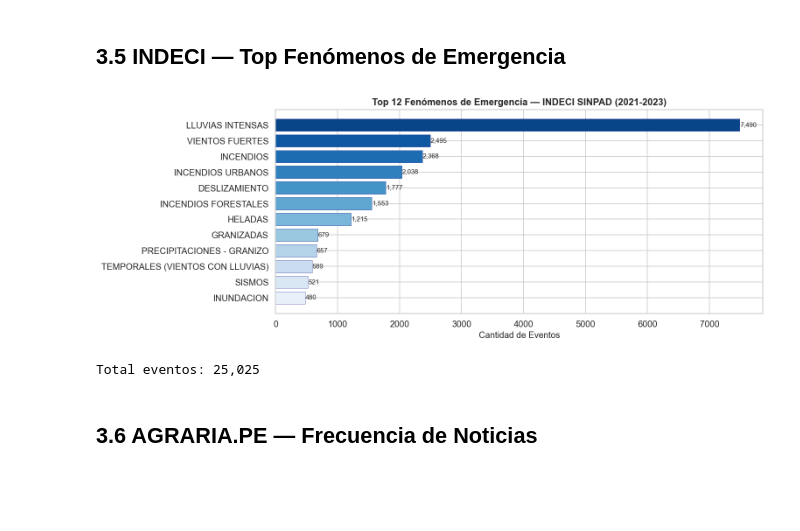
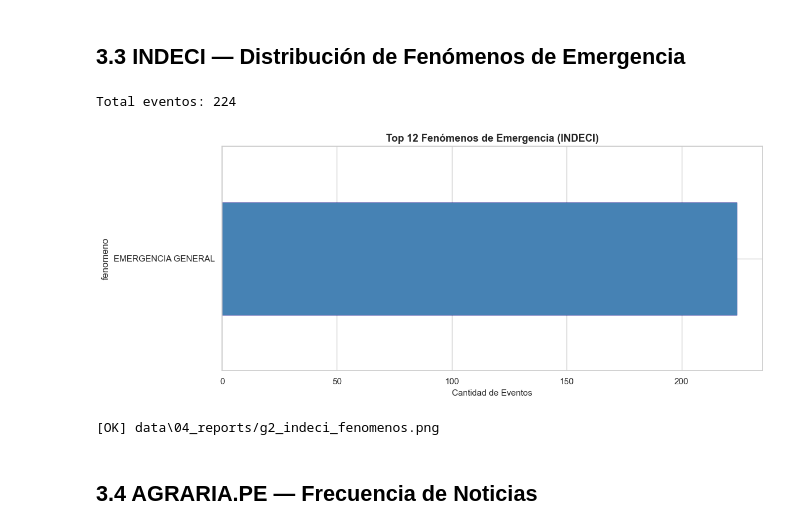
Before and after one commit to YeralD21/Machine-Learning-Multimodal--Agro-NLP-Clima-, a Jupyter notebook: notebooks/actividad_03_eda.ipynb, the cells around one changed output. Drawn from its saved outputs; the diff is of its cells as text; code cells hidden in the pictures; blank space fills up the shorter version.

```diff
--- a/notebooks/actividad_03_eda.ipynb
+++ b/notebooks/actividad_03_eda.ipynb
@@ -110,12 +179,0 @@ plt.show()
-# %%
-
-df_m['fecha_dt'] = pd.to_datetime(df_m['anho'].astype(str)+'-'+df_m['mes'].astype(str), format='%Y-%m')
-ts = df_m.groupby('fecha_dt')['PRODUCCION(t)'].sum().reset_index()
-fig, ax = plt.subplots(figsize=(14,5))
-ax.fill_between(ts['fecha_dt'], ts['PRODUCCION(t)'], alpha=0.3, color='green')
-ax.plot(ts['fecha_dt'], ts['PRODUCCION(t)'], 'g-o', markersize=4, linewidth=2)
-ax.set_title('Serie Temporal — Producción Nacional de Limón (2021-2025)', fontsize=14, fontweight='bold')
-ax.set_xlabel('Fecha'); ax.set_ylabel('Producción Total (t)')
-ax.xaxis.set_tick_params(rotation=45)
-plt.tight_layout(); plt.savefig(f"{REPORTS}/g02_serie_temporal.png", dpi=150, bbox_inches='tight')
-plt.show()
@@ -124,27 +180,40 @@ plt.show()
 # %% [markdown]
-## 3.5 INDECI — Top Fenómenos de Emergencia
+## 3.3 INDECI — Distribución de Fenómenos de Emergencia
 # %%
 
-df_ev = pd.read_csv(f"{INTERIM}/indeci_eventos_dbf.csv", low_memory=False)
-df_ev['fenomeno'] = df_ev['fenomeno'].astype(str).str.upper().str.strip()
-top_fen = df_ev['fenomeno'].value_counts().head(12)
-fig, ax = plt.subplots(figsize=(13, 5))
-colors2 = sns.color_palette("Blues_r", len(top_fen))
-bars = ax.barh(top_fen.index, top_fen.values, color=colors2, edgecolor='navy', linewidth=0.3)
-ax.set_xlabel('Cantidad de Eventos', fontsize=12)
-ax.set_title('Top 12 Fenómenos de Emergencia — INDECI SINPAD (2021-2023)', fontsize=13, fontweight='bold')
-ax.invert_yaxis()
-for bar in bars:
-    ax.text(bar.get_width()+5, bar.get_y()+bar.get_height()/2,
-            f'{int(bar.get_width()):,}', va='center', fontsize=9)
-plt.tight_layout(); plt.savefig(f"{REPORTS}/g03_fenomenos.png", dpi=150, bbox_inches='tight')
-plt.show()
-print(f"Total eventos: {len(df_ev):,}")
+df_ev_path = f"{INTERIM}/indeci_eventos_dbf.csv"
+if not os.path.exists(df_ev_path):
+    # Fallback a resumen si no hay DBFs
+    df_ev_path = f"{INTERIM}/indeci_resumen_prov.csv"
+
+if os.path.exists(df_ev_path):
+    df_ev = pd.read_csv(df_ev_path, low_memory=False)
+    # Homologar nombre de columna si es el resumen
+    if 'departamento' in df_ev.columns and 'fenomeno' not in df_ev.columns:
+        df_ev['fenomeno'] = 'EMERGENCIA GENERAL'
+        df_ev['personas_afectadas'] = df_ev.get('pers_afectadas', 0)
+
+    df_ev['fenomeno'] = df_ev['fenomeno'].astype(str).str.strip().str.upper()
+    top_fen = df_ev['fenomeno'].value_counts().head(12)
+    print(f"Total eventos: {len(df_ev):,}")
+
+    fig, ax = plt.subplots(figsize=(12, 5))
+    top_fen.sort_values().plot(kind='barh', ax=ax, color='steelblue', edgecolor='navy', linewidth=0.5)
+    ax.set_xlabel('Cantidad de Eventos', fontsize=11)
+    ax.set_title('Top 12 Fenómenos de Emergencia (INDECI)', fontsize=13, fontweight='bold')
+    plt.tight_layout()
+    g_path2 = f"{REPORTS}/g2_indeci_fenomenos.png"
+    plt.savefig(g_path2, dpi=150, bbox_inches='tight')
+    plt.show()
+    print(f"[OK] {g_path2}")
+else:
+    print("⚠️ No se encontró data de INDECI (DBF o Resumen).")
 # %% [output]
+Total eventos: 224
-[figure, old version]
+[figure, new version]
-Total eventos: 25,025
+[OK] data\04_reports/g2_indeci_fenomenos.png
 # %% [markdown]
-## 3.6 AGRARIA.PE — Frecuencia de Noticias
+## 3.4 AGRARIA.PE — Frecuencia de Noticias
 # %%
 
 df_n = pd.read_csv(f"{INTERIM}/agraria_noticias_raw.csv")
```
Also changed, not shown: parts of 20 cells of this notebook, 40 other files.
